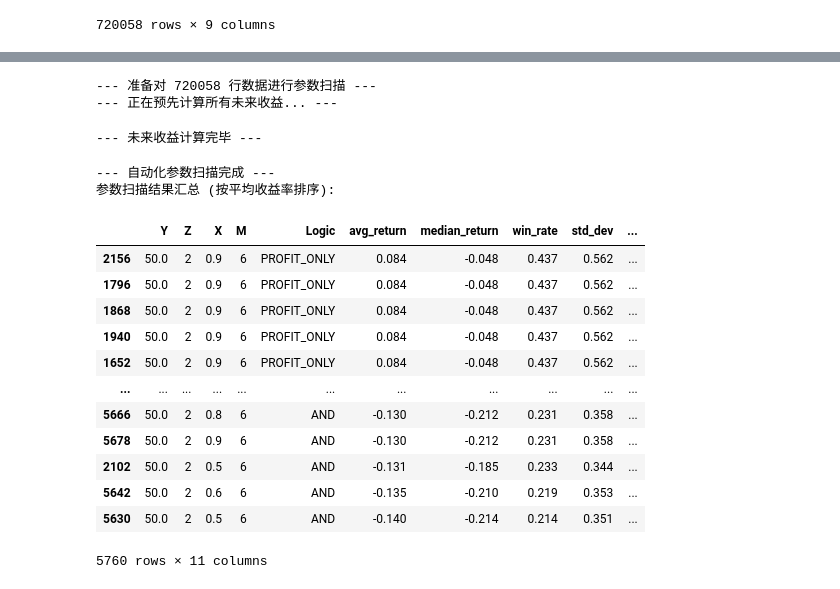
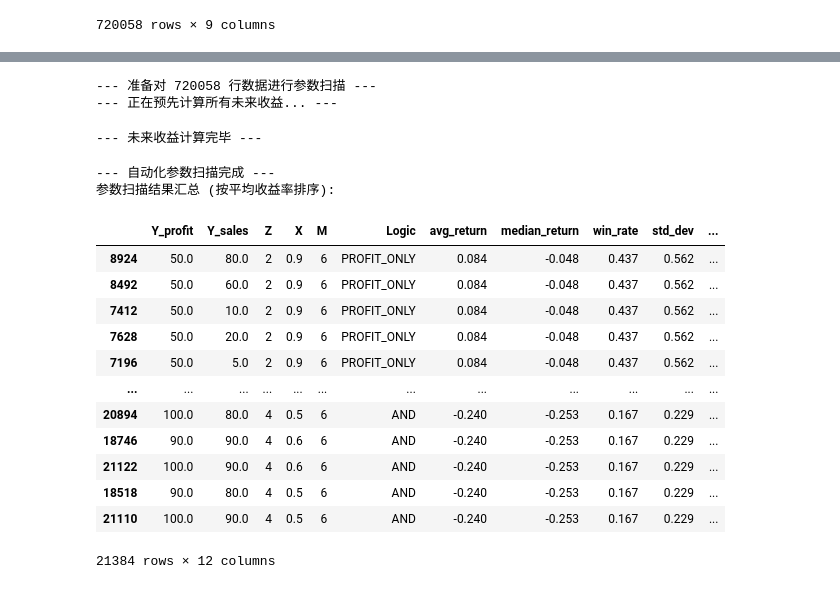
Before and after one commit to Izumighj/Quantitative-Analysis-RA-, a Jupyter notebook: stragety.ipynb, the cells around one changed output, grey strips where cells are left out. Cells and saved outputs as stored; diff of their text form; code cells hidden in the pictures.

```diff
--- a/stragety.ipynb
+++ b/stragety.ipynb
@@ -227,9 +238,9 @@ print(f"--- 准备对 {len(df)} 行数据进行参数扫描 ---")
 
 # --- 1. 定义参数网格 ---
 param_grid = {
-    "Y_PROFIT_GROWTH": [20.0, 30.0, 50.0,60,70,80,90,100],
-    "Y_SALES_GROWTH": [10.0, 20.0,30,40,50,60,70,80,90,100],
-    "Z_QUARTERS": [2],
+    "Y_PROFIT_GROWTH": [20.0, 30.0, 40.0, 50.0, 60, 70, 80, 90, 100],
+    "Y_SALES_GROWTH": [5.0, 10.0, 20.0,30,40,50,60,70,80,90,100],
+    "Z_QUARTERS": [2,3,4],
     "X_INDUSTRY_PCT": [0.4, 0.5, 0.6, 0.7,0.8,0.9],
     "M_MONTHS": [1, 3, 6],
     # 【修改】增加 'PROFIT_ONLY' 和 'SALES_ONLY'
@@ -321,7 +332,7 @@ for Y_profit, Y_sales, Z, X, GROWTH_LOGIC in tqdm(param_combinations, desc="Scan
         # 如果这个 (Y, Z, X, Logic) 组合没产生任何信号，就为所有的 M 记录空结果
         for M in param_grid["M_MONTHS"]:
             all_results.append({
-                "Y": Y, "Z": Z, "X": X, "M": M, "Logic": GROWTH_LOGIC,
+                "Y_profit": Y_profit, "Y_sales": Y_sales, "Z": Z, "X": X, "M": M, "Logic": GROWTH_LOGIC, # <--- 已修复
                 "avg_return": np.nan, "median_return": np.nan, "win_rate": np.nan,
                 "std_dev": np.nan, "sharpe_ratio": np.nan, "num_signals": 0
             })
@@ -366,7 +377,7 @@ for Y_profit, Y_sales, Z, X, GROWTH_LOGIC in tqdm(param_combinations, desc="Scan
 
         # 记录结果
         all_results.append({
-            "Y": Y, "Z": Z, "X": X, "M": M, "Logic": GROWTH_LOGIC,
+            "Y_profit": Y_profit, "Y_sales": Y_sales, "Z": Z, "X": X, "M": M, "Logic": GROWTH_LOGIC, # <--- 已修复
             "avg_return": avg_return,
             "median_return": median_return,
             "win_rate": win_rate,
@@ -375,6 +386,7 @@ for Y_profit, Y_sales, Z, X, GROWTH_LOGIC in tqdm(param_combinations, desc="Scan
             "num_signals": num_signals
         })
 
+        '''
         if num_signals > 0 and not pd.isna(avg_return) and avg_return > 0.05:
 
             # 1. 定义文件夹和文件名
@@ -400,45 +412,45 @@ for Y_profit, Y_sales, Z, X, GROWTH_LOGIC in tqdm(param_combinations, desc="Scan
                 plt.title(plot_title)
                 plt.xlabel("收益率")
                 plt.ylabel("次数")
                 plt.legend()
                 plt.grid(False)
 
                 # 保存图表，而不是 plt.show()
                 plt.savefig(plot_filename, dpi=300, bbox_inches='tight')
 
             except Exception as e:
                 print(f"!! 保存图表失败: {plot_filename}. 错误: {e}")
 
             # 3. 关闭图表，释放内存 (非常重要!)
             plt.close()
-
+        '''
 
 # --- 6. 汇总所有结果 ---
 print("\n--- 自动化参数扫描完成 ---")
 
 results_df = pd.DataFrame(all_results)
 results_df = results_df.sort_values(by="avg_return", ascending=False)
 results_df = results_df.round(3)
 
 print("参数扫描结果汇总 (按平均收益率排序):")
 display(results_df) # 在 ipynb 中， display() 比 print() 更漂亮
 # %% [output]
 --- 准备对 720058 行数据进行参数扫描 ---
 --- 正在预先计算所有未来收益... ---
 --- 未来收益计算完毕 ---
 --- 自动化参数扫描完成 ---
 参数扫描结果汇总 (按平均收益率排序):
-|  | Y | Z | X | M | Logic | avg_return | median_return | win_rate | std_dev | ... |
-| 2156 | 50.0 | 2 | 0.9 | 6 | PROFIT_ONLY | 0.084 | -0.048 | 0.437 | 0.562 | ... |
-| 1796 | 50.0 | 2 | 0.9 | 6 | PROFIT_ONLY | 0.084 | -0.048 | 0.437 | 0.562 | ... |
-| 1868 | 50.0 | 2 | 0.9 | 6 | PROFIT_ONLY | 0.084 | -0.048 | 0.437 | 0.562 | ... |
-| 1940 | 50.0 | 2 | 0.9 | 6 | PROFIT_ONLY | 0.084 | -0.048 | 0.437 | 0.562 | ... |
-| 1652 | 50.0 | 2 | 0.9 | 6 | PROFIT_ONLY | 0.084 | -0.048 | 0.437 | 0.562 | ... |
-| ... | ... | ... | ... | ... | ... | ... | ... | ... | ... | ... |
-| 5666 | 50.0 | 2 | 0.8 | 6 | AND | -0.130 | -0.212 | 0.231 | 0.358 | ... |
-| 5678 | 50.0 | 2 | 0.9 | 6 | AND | -0.130 | -0.212 | 0.231 | 0.358 | ... |
-| 2102 | 50.0 | 2 | 0.5 | 6 | AND | -0.131 | -0.185 | 0.233 | 0.344 | ... |
-| 5642 | 50.0 | 2 | 0.6 | 6 | AND | -0.135 | -0.210 | 0.219 | 0.353 | ... |
-| 5630 | 50.0 | 2 | 0.5 | 6 | AND | -0.140 | -0.214 | 0.214 | 0.351 | ... |
+|  | Y_profit | Y_sales | Z | X | M | Logic | avg_return | median_return | win_rate | std_dev | ... |
+| 8924 | 50.0 | 80.0 | 2 | 0.9 | 6 | PROFIT_ONLY | 0.084 | -0.048 | 0.437 | 0.562 | ... |
+| 8492 | 50.0 | 60.0 | 2 | 0.9 | 6 | PROFIT_ONLY | 0.084 | -0.048 | 0.437 | 0.562 | ... |
+| 7412 | 50.0 | 10.0 | 2 | 0.9 | 6 | PROFIT_ONLY | 0.084 | -0.048 | 0.437 | 0.562 | ... |
+| 7628 | 50.0 | 20.0 | 2 | 0.9 | 6 | PROFIT_ONLY | 0.084 | -0.048 | 0.437 | 0.562 | ... |
+| 7196 | 50.0 | 5.0 | 2 | 0.9 | 6 | PROFIT_ONLY | 0.084 | -0.048 | 0.437 | 0.562 | ... |
+| ... | ... | ... | ... | ... | ... | ... | ... | ... | ... | ... | ... |
+| 20894 | 100.0 | 80.0 | 4 | 0.5 | 6 | AND | -0.240 | -0.253 | 0.167 | 0.229 | ... |
+| 18746 | 90.0 | 90.0 | 4 | 0.6 | 6 | AND | -0.240 | -0.253 | 0.167 | 0.229 | ... |
+| 21122 | 100.0 | 90.0 | 4 | 0.6 | 6 | AND | -0.240 | -0.253 | 0.167 | 0.229 | ... |
+| 18518 | 90.0 | 80.0 | 4 | 0.5 | 6 | AND | -0.240 | -0.253 | 0.167 | 0.229 | ... |
+| 21110 | 100.0 | 90.0 | 4 | 0.5 | 6 | AND | -0.240 | -0.253 | 0.167 | 0.229 | ... |
-5760 rows × 11 columns
+21384 rows × 12 columns
 # %%
```
Also changed, not shown: parts of 12 cells of this notebook, 3 other files.
